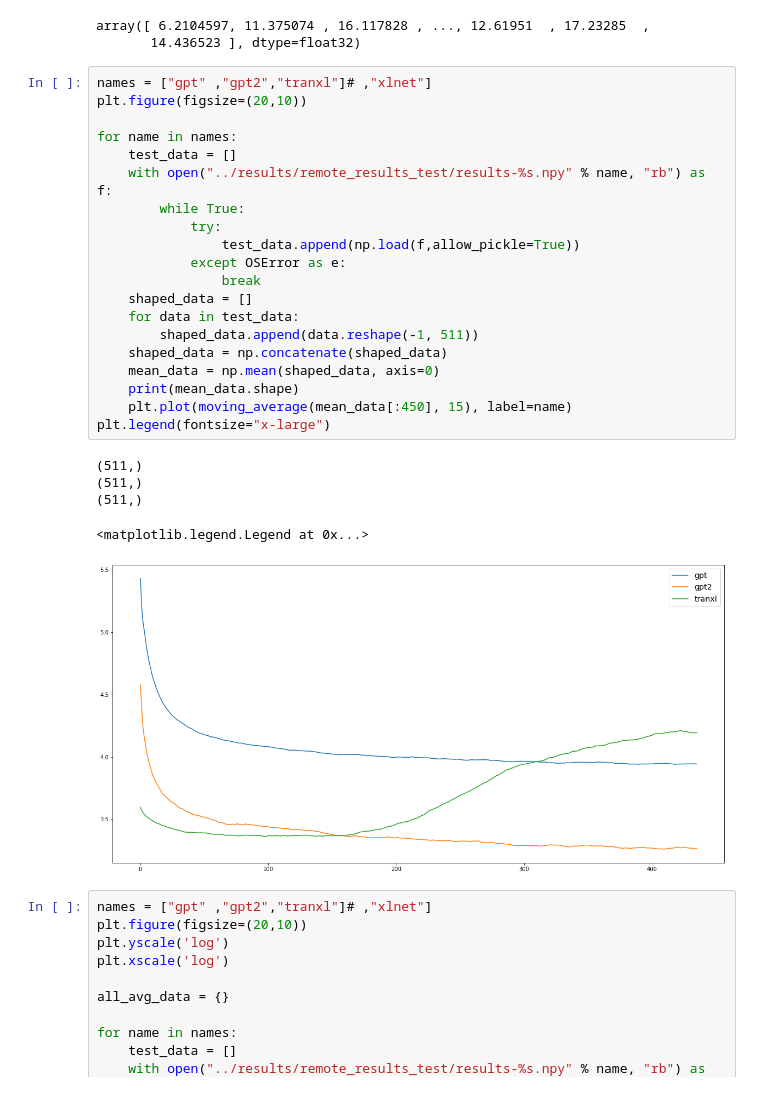
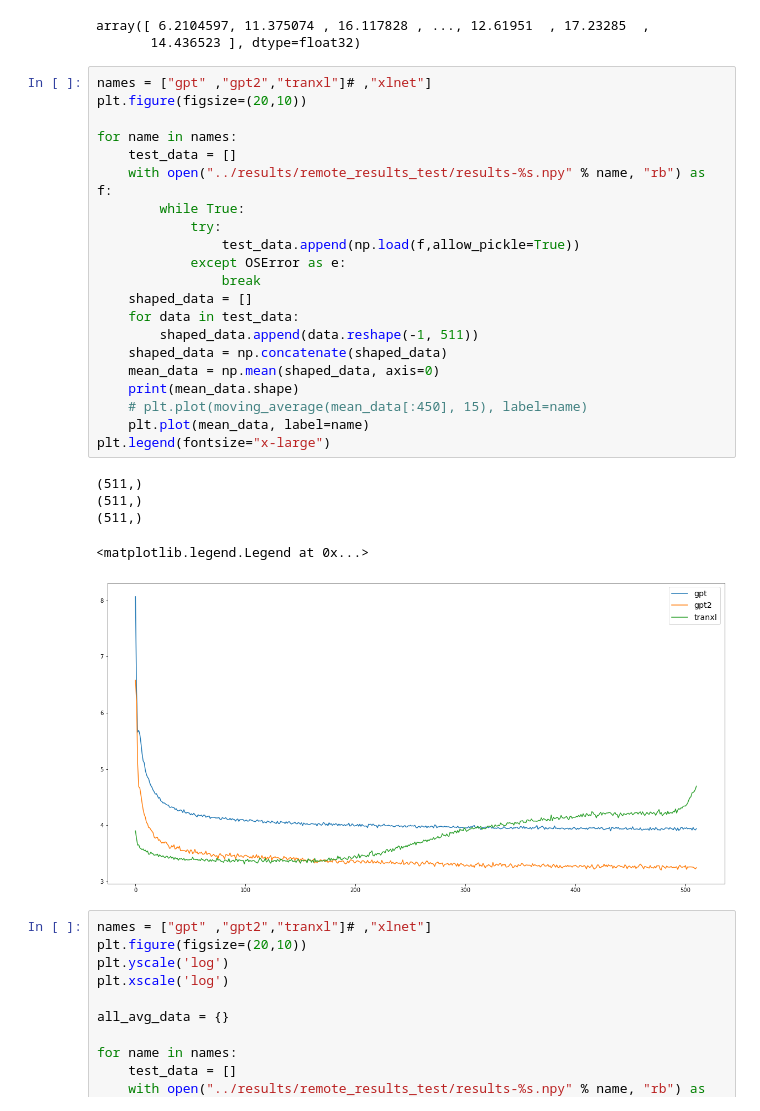
Before and after one commit to daniter-cu/discoher, a Jupyter notebook: notebooks/LRD.ipynb, the cells around one changed output. Drawn from its saved outputs; the diff is of its cells as text.

```diff
--- a/notebooks/LRD.ipynb
+++ b/notebooks/LRD.ipynb
@@ -355,29 +355,30 @@ array([ 6.2104597, 11.375074 , 16.117828 , ..., 12.61951  , 17.23285  ,
 # %%
 names = ["gpt" ,"gpt2","tranxl"]# ,"xlnet"]
 plt.figure(figsize=(20,10))
 
 for name in names:
     test_data = []
     with open("../results/remote_results_test/results-%s.npy" % name, "rb") as f:
         while True:
             try:
                 test_data.append(np.load(f,allow_pickle=True))
             except OSError as e:
                 break
     shaped_data = []
     for data in test_data:
         shaped_data.append(data.reshape(-1, 511))
     shaped_data = np.concatenate(shaped_data)
     mean_data = np.mean(shaped_data, axis=0)
     print(mean_data.shape)
-    plt.plot(moving_average(mean_data[:450], 15), label=name)
+    # plt.plot(moving_average(mean_data[:450], 15), label=name)
+    plt.plot(mean_data, label=name)
 plt.legend(fontsize="x-large")
 # %% [output]
 (511,)
 (511,)
 (511,)
 <matplotlib.legend.Legend at 0x...>
-[figure, old version]
+[figure, new version]
 # %%
 names = ["gpt" ,"gpt2","tranxl"]# ,"xlnet"]
 plt.figure(figsize=(20,10))
```
Also changed, not shown: parts of 12 cells of this notebook, 2 other files.
